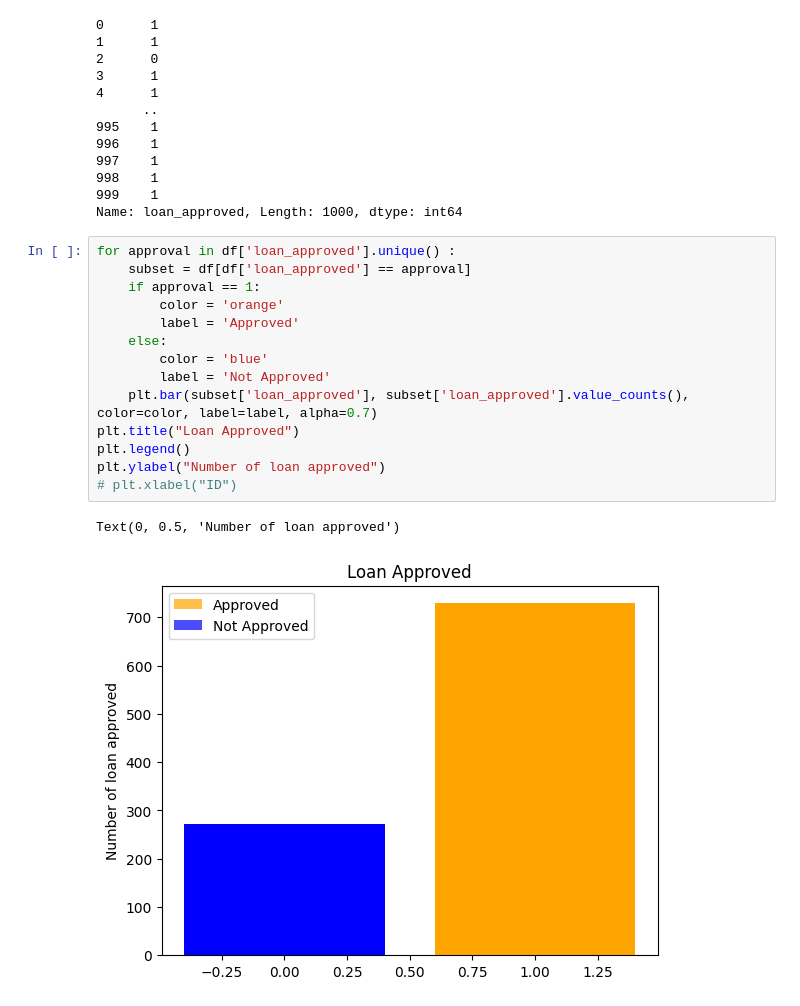
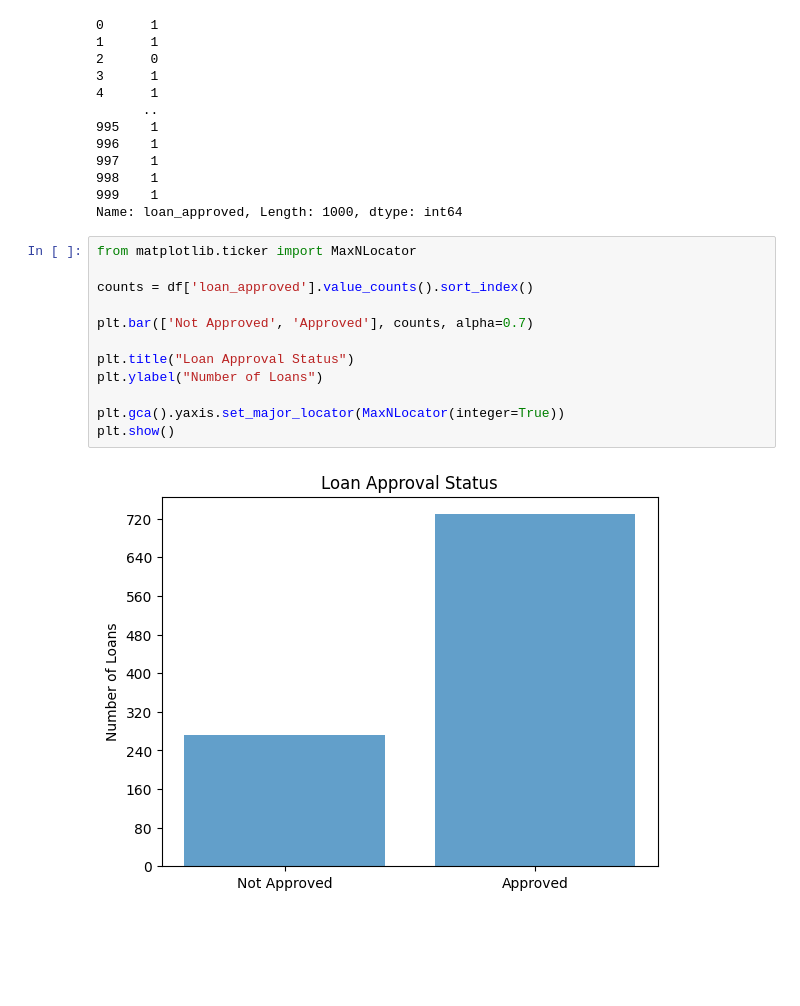
Before and after one commit to Ihaxxxx/Machine-Learning, a Jupyter notebook: Sickit Learn/Course End Projects/Loan Approval/index.ipynb, the cells around one changed output. Drawn from its saved outputs; the diff is of its cells as text; blank space fills up the shorter version.

```diff
--- a/Sickit Learn/Course End Projects/Loan Approval/index.ipynb
+++ b/Sickit Learn/Course End Projects/Loan Approval/index.ipynb
@@ -120,20 +120,17 @@ df['loan_approved']
 998    1
 999    1
 Name: loan_approved, Length: 1000, dtype: int64
-# %%
-for approval in df['loan_approved'].unique() :
-    subset = df[df['loan_approved'] == approval]
-    if approval == 1:
-        color = 'orange'
-        label = 'Approved'
-    else:
-        color = 'blue'
-        label = 'Not Approved'
-    plt.bar(subset['loan_approved'], subset['loan_approved'].value_counts(), color=color, label=label, alpha=0.7)
-plt.title("Loan Approved")
-plt.legend()
-plt.ylabel("Number of loan approved")
-# plt.xlabel("ID")
-# %% [output]
-Text(0, 0.5, 'Number of loan approved')
-[figure, removed]
+# %%
+from matplotlib.ticker import MaxNLocator
+
+counts = df['loan_approved'].value_counts().sort_index()
+
+plt.bar(['Not Approved', 'Approved'], counts, alpha=0.7)
+
+plt.title("Loan Approval Status")
+plt.ylabel("Number of Loans")
+
+plt.gca().yaxis.set_major_locator(MaxNLocator(integer=True))
+plt.show()
+# %% [output]
+[figure, added]
```
Also changed, not shown: 5 other files.
